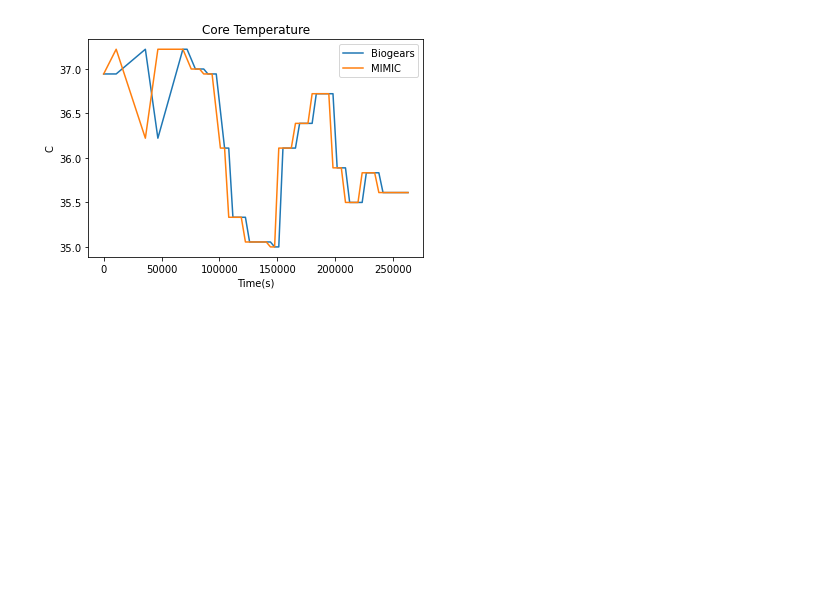
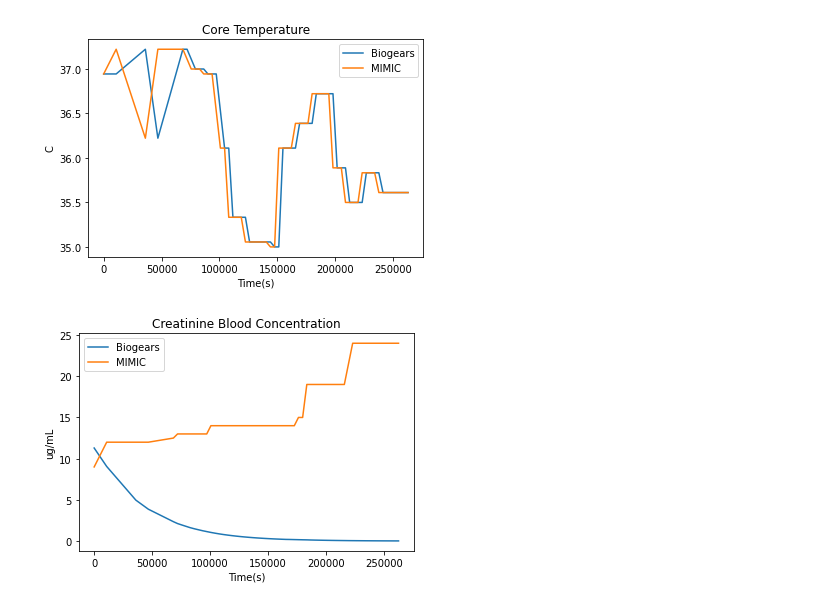
Before and after one commit to faaizT/MIMICSimulation, a Jupyter notebook: Biogears MIMIC Simulation - 23870.ipynb, the cells around one changed output. Saved outputs shown, nothing was run; the diff lists cells and outputs as text; code cells hidden in the pictures; blank space fills up the shorter version.

```diff
--- a/Biogears MIMIC Simulation - 23870.ipynb
+++ b/Biogears MIMIC Simulation - 23870.ipynb
@@ -123,3 +124,15 @@ plt.legend(['Biogears', 'MIMIC'])
 plt.show()
 # %% [output]
 [figure]
+# %%
+creatinine_biogears = simulation['Creatinine-BloodConcentration(ug/mL)']
+creatinine_mimic = MIMICtable_filtered['Creatinine']*10
+plt.plot(time, pd.to_numeric(creatinine_biogears))
+plt.plot(time, creatinine_mimic)
+plt.xlabel('Time(s)')
+plt.ylabel('ug/mL')
+plt.title('Creatinine Blood Concentration')
+plt.legend(['Biogears', 'MIMIC'])
+plt.show()
+# %% [output]
+[figure, added]
```
Also changed, not shown: parts of 3 cells of this notebook, 1 other file.
